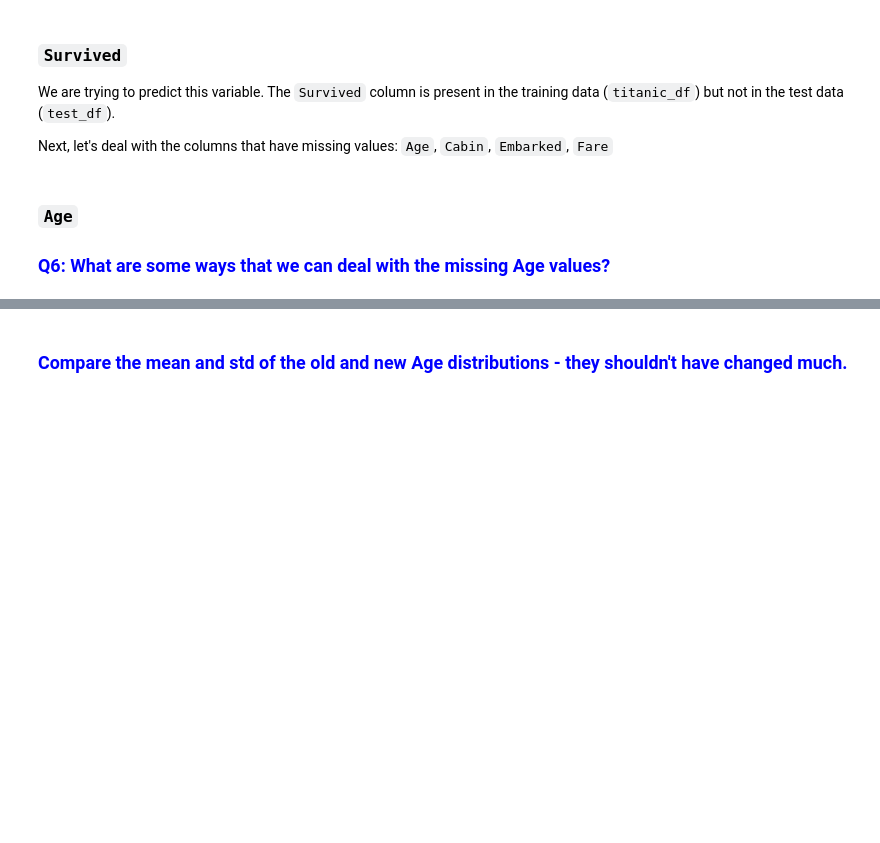
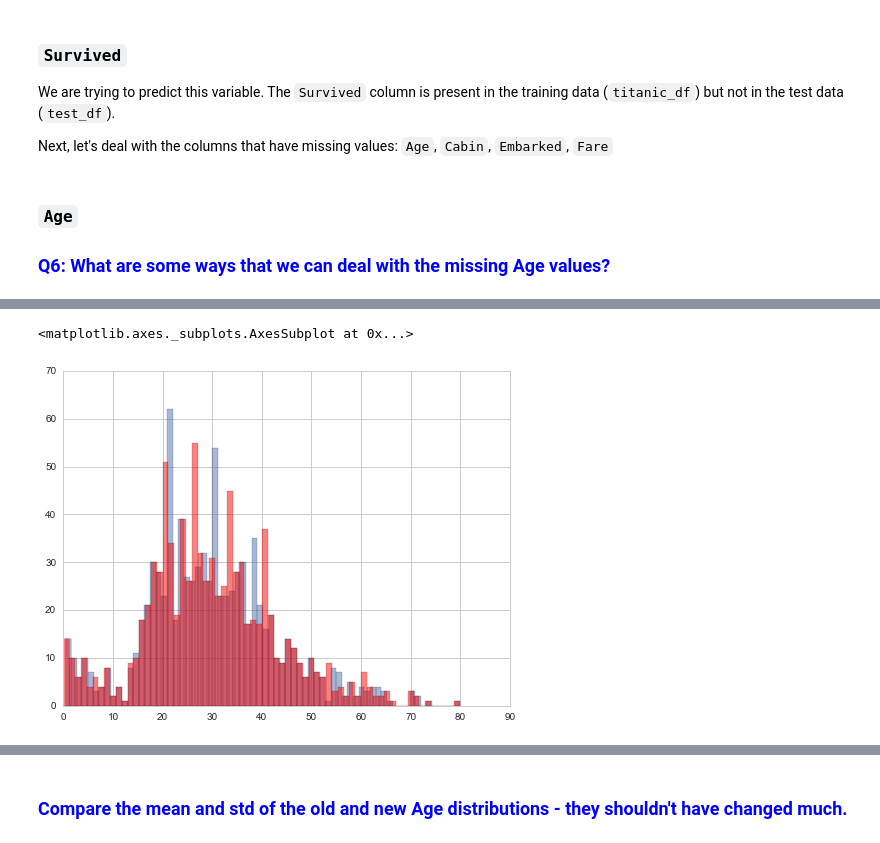
Before and after one commit to randirl17/titanic-data-munging, a Jupyter notebook: 2016-06-01-TitanicDataMunging.ipynb, the cells around one changed output, grey strips where cells are left out. Drawn from its saved outputs; the diff is of its cells as text; code cells hidden in the pictures; blank space fills up the shorter version.

```diff
--- a/2016-06-01-TitanicDataMunging.ipynb
+++ b/2016-06-01-TitanicDataMunging.ipynb
@@ -190,3 +269,11 @@ titanic_df['Age'].hist(bins=70, ax=axis2)
+# %%
+fig = plt.figure(figsize=(8,6))
+ax = fig.add_subplot(111)
+titanic_ages_old.hist(bins=70,alpha=0.5)
+titanic_df['Age'].hist(bins=68,alpha=0.5,color='r')
+# %% [output]
+<matplotlib.axes._subplots.AxesSubplot at 0x...>
+[figure, added]
 # %%
 # Histogram of original/new train_df ages
 fig, (axis3, axis4) = plt.subplots(1, 2, figsize=(15,4))
```
Also changed, not shown: parts of 18 cells of this notebook.
